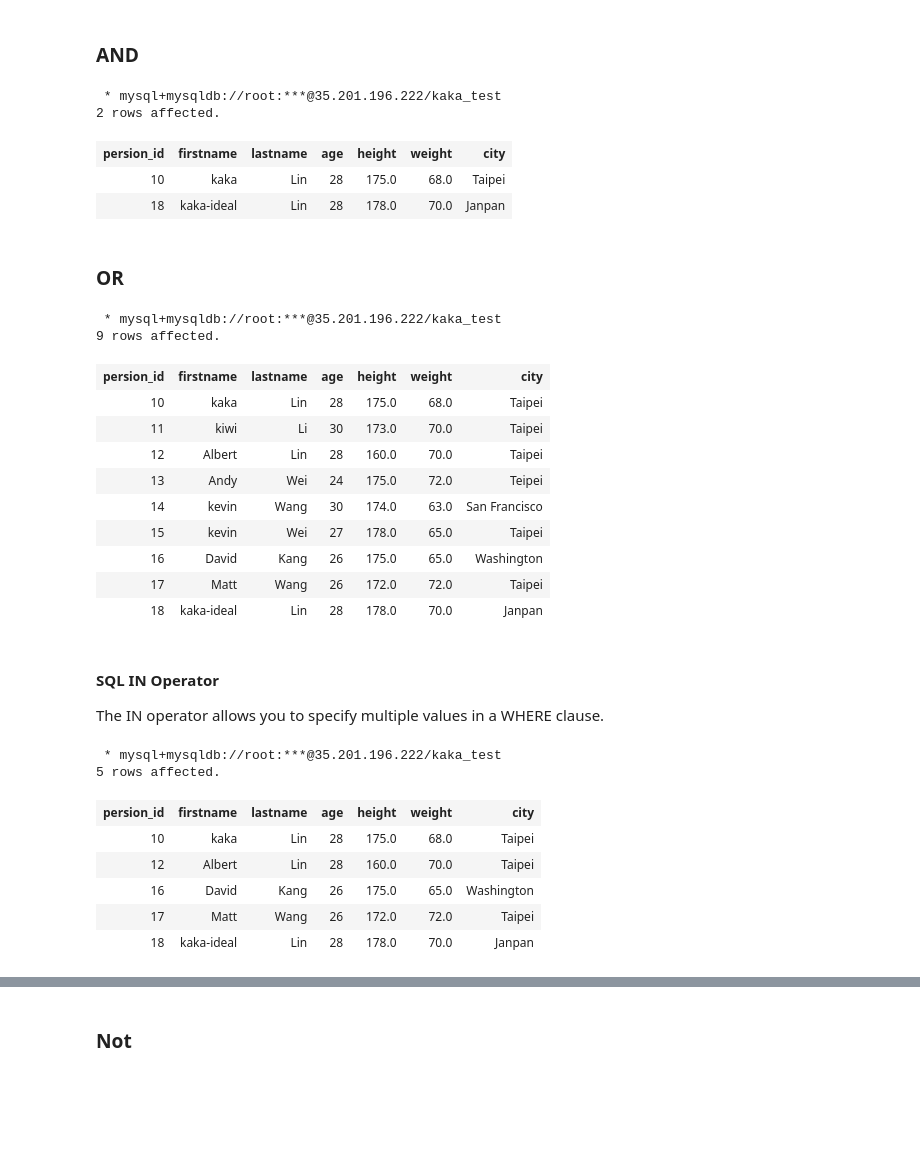
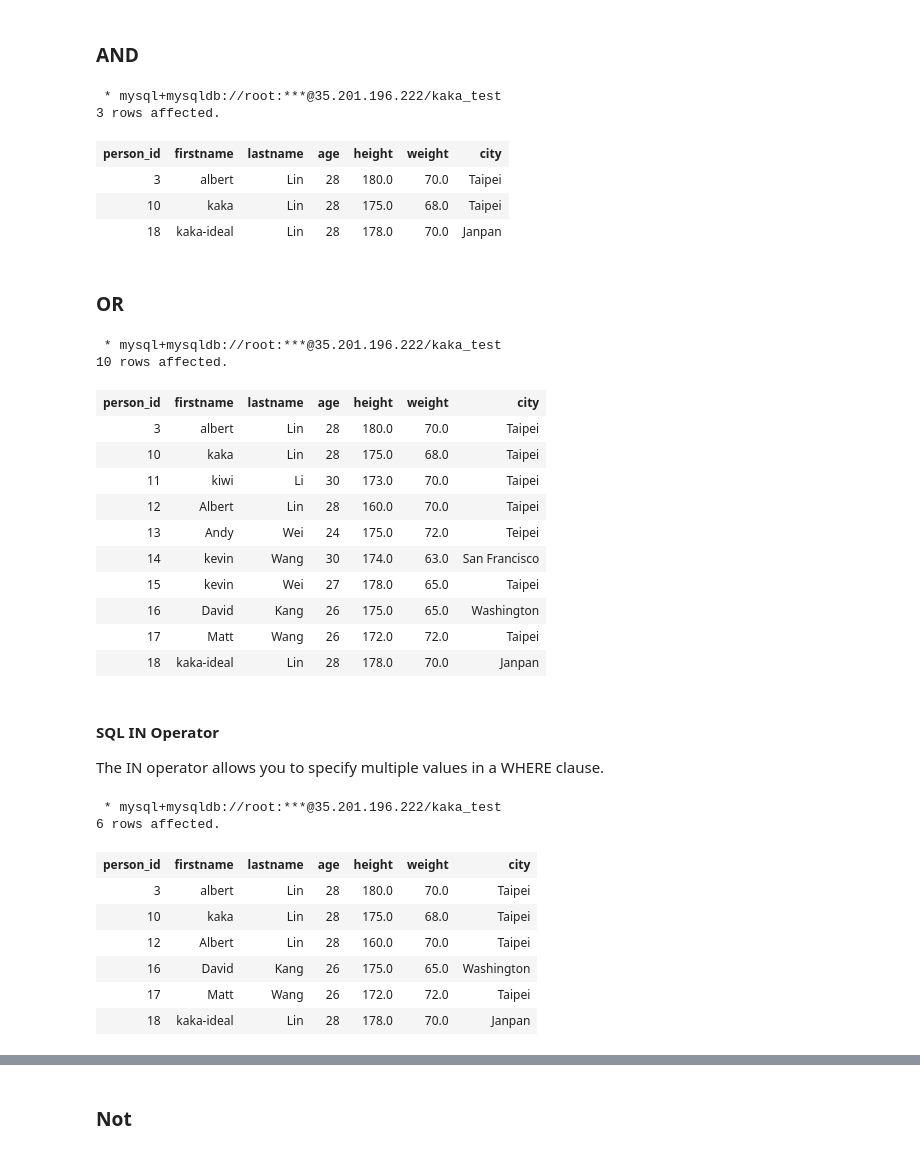
Before and after one commit to kaka-lin/Notes, a Jupyter notebook: DB/MySQL/mysql-basics.ipynb, the cells around one changed output, grey strips where cells are left out. Saved outputs shown, nothing was run; the diff lists cells and outputs as text; code cells hidden in the pictures; blank space fills up the shorter version.

```diff
--- a/DB/MySQL/mysql-basics.ipynb
+++ b/DB/MySQL/mysql-basics.ipynb
@@ -250,14 +236,15 @@ SELECT *
 # %%
 %%sql
 
 SELECT *
-    FROM persions
-    WHERE age = 28 AND
-          height > 170;
+FROM   persons
+WHERE  age = 28
+AND    height > 170;
 # %% [output]
  * mysql+mysqldb://root:***@35.201.196.222/kaka_test
-2 rows affected.
+3 rows affected.
-| persion_id | firstname | lastname | age | height | weight | city |
+| person_id | firstname | lastname | age | height | weight | city |
+| 3 | albert | Lin | 28 | 180.0 | 70.0 | Taipei |
 | 10 | kaka | Lin | 28 | 175.0 | 68.0 | Taipei |
 | 18 | kaka-ideal | Lin | 28 | 178.0 | 70.0 | Janpan |
 # %% [markdown]
@@ -266,13 +253,14 @@ SELECT *
 %%sql
 
 SELECT *
-    FROM persions
-    WHERE age = 28 OR
-          height > 170;
+FROM   persons
+WHERE  age = 28
+OR     height > 170;
 # %% [output]
  * mysql+mysqldb://root:***@35.201.196.222/kaka_test
-9 rows affected.
+10 rows affected.
-| persion_id | firstname | lastname | age | height | weight | city |
+| person_id | firstname | lastname | age | height | weight | city |
+| 3 | albert | Lin | 28 | 180.0 | 70.0 | Taipei |
 | 10 | kaka | Lin | 28 | 175.0 | 68.0 | Taipei |
 | 11 | kiwi | Li | 30 | 173.0 | 70.0 | Taipei |
 | 12 | Albert | Lin | 28 | 160.0 | 70.0 | Taipei |
@@ -290,13 +278,13 @@ The IN operator allows you to specify multiple values in a WHERE clause.
 %%sql
 
 SELECT *
-    FROM persions
-    WHERE age = 28 OR
-          age = 26;
+FROM   persons
+WHERE  age = 28 OR age = 26;
 # %% [output]
  * mysql+mysqldb://root:***@35.201.196.222/kaka_test
-5 rows affected.
+6 rows affected.
-| persion_id | firstname | lastname | age | height | weight | city |
+| person_id | firstname | lastname | age | height | weight | city |
+| 3 | albert | Lin | 28 | 180.0 | 70.0 | Taipei |
 | 10 | kaka | Lin | 28 | 175.0 | 68.0 | Taipei |
 | 12 | Albert | Lin | 28 | 160.0 | 70.0 | Taipei |
 | 16 | David | Kang | 26 | 175.0 | 65.0 | Washington |
```
Also changed, not shown: parts of 19 cells of this notebook, 2 other files.
